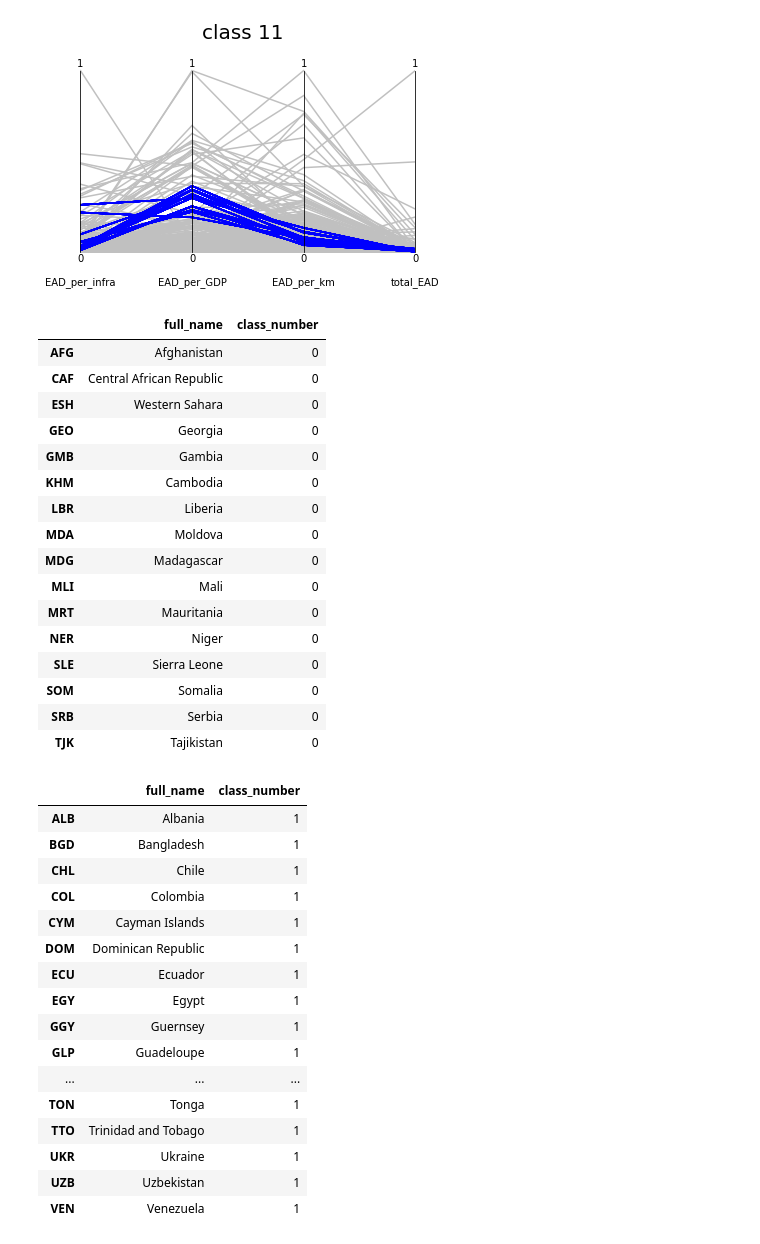
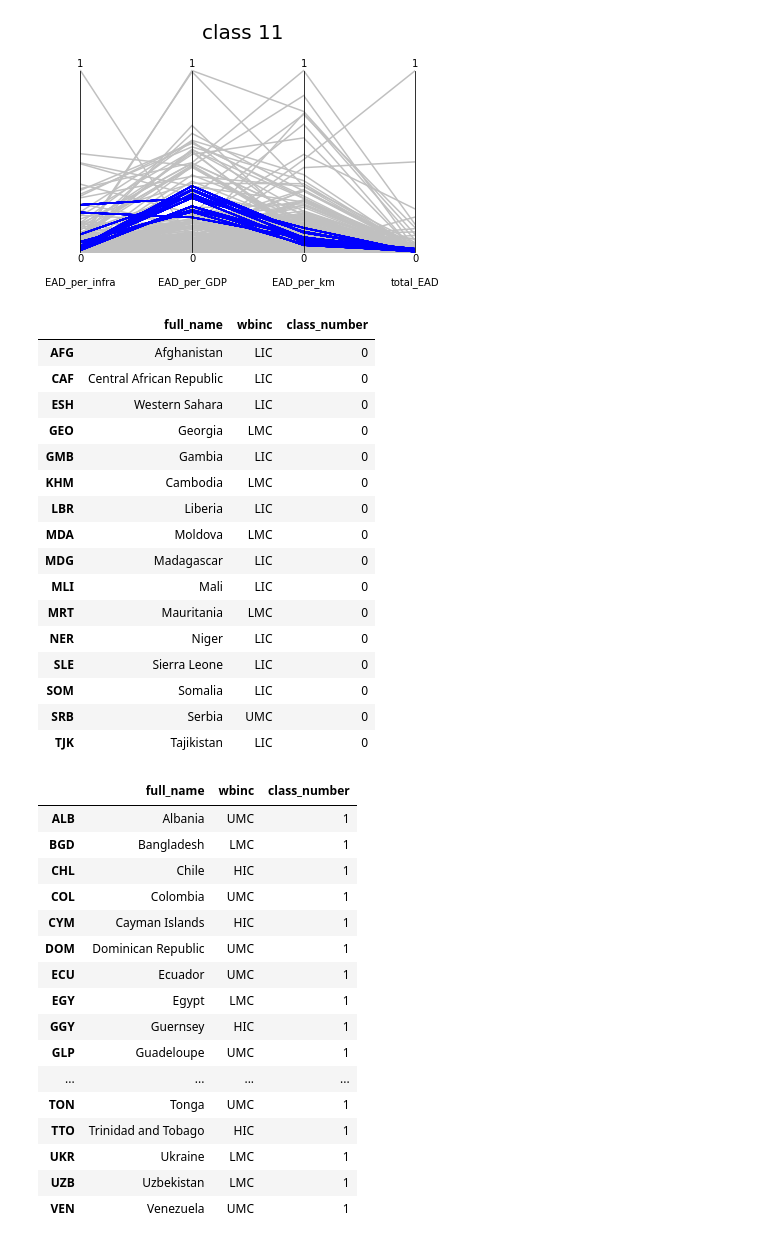
Before and after one commit to julierozenberg/various_notebooks, a Jupyter notebook: country_clustering.ipynb, the cells around one changed output. Saved outputs shown, nothing was run; the diff lists cells and outputs as text; code cells hidden in the pictures.

```diff
--- a/country_clustering.ipynb
+++ b/country_clustering.ipynb
@@ -191,43 +191,43 @@ plt.show()
 # %%
 basic_data["class_number"] = pred
 # %%
-basic_data.loc[basic_data.class_number==0,['full_name','class_number']]
+basic_data.loc[basic_data.class_number==0,['full_name','wbinc','class_number']]
 # %% [output]
-|  | full_name | class_number |
-| AFG | Afghanistan | 0 |
-| CAF | Central African Republic | 0 |
-| ESH | Western Sahara | 0 |
-| GEO | Georgia | 0 |
-| GMB | Gambia | 0 |
-| KHM | Cambodia | 0 |
-| LBR | Liberia | 0 |
-| MDA | Moldova | 0 |
-| MDG | Madagascar | 0 |
-| MLI | Mali | 0 |
-| MRT | Mauritania | 0 |
-| NER | Niger | 0 |
-| SLE | Sierra Leone | 0 |
-| SOM | Somalia | 0 |
-| SRB | Serbia | 0 |
-| TJK | Tajikistan | 0 |
+|  | full_name | wbinc | class_number |
+| AFG | Afghanistan | LIC | 0 |
+| CAF | Central African Republic | LIC | 0 |
+| ESH | Western Sahara | LIC | 0 |
+| GEO | Georgia | LMC | 0 |
+| GMB | Gambia | LIC | 0 |
+| KHM | Cambodia | LMC | 0 |
+| LBR | Liberia | LIC | 0 |
+| MDA | Moldova | LMC | 0 |
+| MDG | Madagascar | LIC | 0 |
+| MLI | Mali | LIC | 0 |
+| MRT | Mauritania | LMC | 0 |
+| NER | Niger | LIC | 0 |
+| SLE | Sierra Leone | LIC | 0 |
+| SOM | Somalia | LIC | 0 |
+| SRB | Serbia | UMC | 0 |
+| TJK | Tajikistan | LIC | 0 |
 # %%
-basic_data.loc[basic_data.class_number==1,['full_name','class_number']]
+basic_data.loc[basic_data.class_number==1,['full_name','wbinc','class_number']]
 # %% [output]
-|  | full_name | class_number |
-| ALB | Albania | 1 |
-| BGD | Bangladesh | 1 |
-| CHL | Chile | 1 |
-| COL | Colombia | 1 |
-| CYM | Cayman Islands | 1 |
-| DOM | Dominican Republic | 1 |
-| ECU | Ecuador | 1 |
-| EGY | Egypt | 1 |
-| GGY | Guernsey | 1 |
-| GLP | Guadeloupe | 1 |
-| ... | ... | ... |
-| TON | Tonga | 1 |
-| TTO | Trinidad and Tobago | 1 |
-| UKR | Ukraine | 1 |
-| UZB | Uzbekistan | 1 |
-| VEN | Venezuela | 1 |
+|  | full_name | wbinc | class_number |
+| ALB | Albania | UMC | 1 |
+| BGD | Bangladesh | LMC | 1 |
+| CHL | Chile | HIC | 1 |
+| COL | Colombia | UMC | 1 |
+| CYM | Cayman Islands | HIC | 1 |
+| DOM | Dominican Republic | UMC | 1 |
+| ECU | Ecuador | UMC | 1 |
+| EGY | Egypt | LMC | 1 |
+| GGY | Guernsey | HIC | 1 |
+| GLP | Guadeloupe | UMC | 1 |
+| ... | ... | ... | ... |
+| TON | Tonga | UMC | 1 |
+| TTO | Trinidad and Tobago | HIC | 1 |
+| UKR | Ukraine | LMC | 1 |
+| UZB | Uzbekistan | LMC | 1 |
+| VEN | Venezuela | UMC | 1 |
 # %%
```
Also changed, not shown: parts of 10 cells of this notebook.
